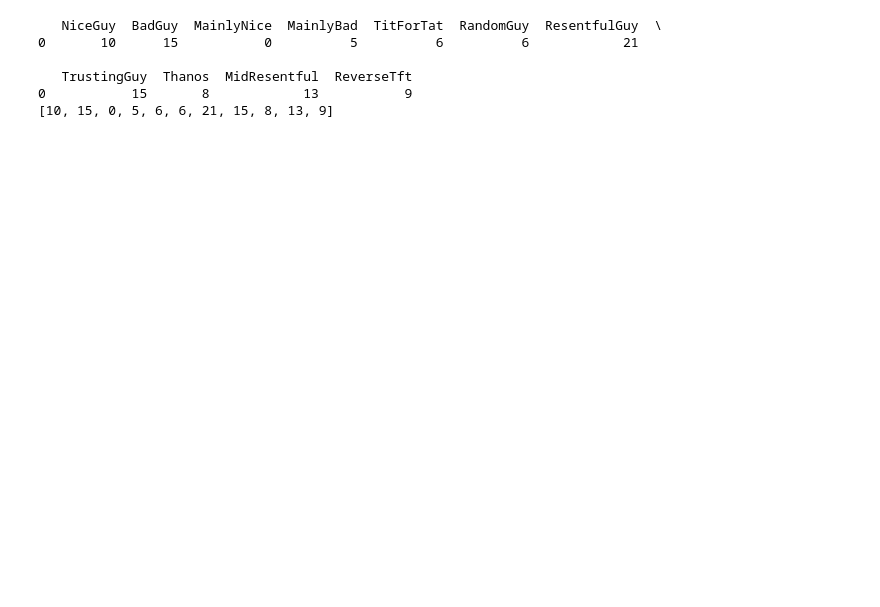
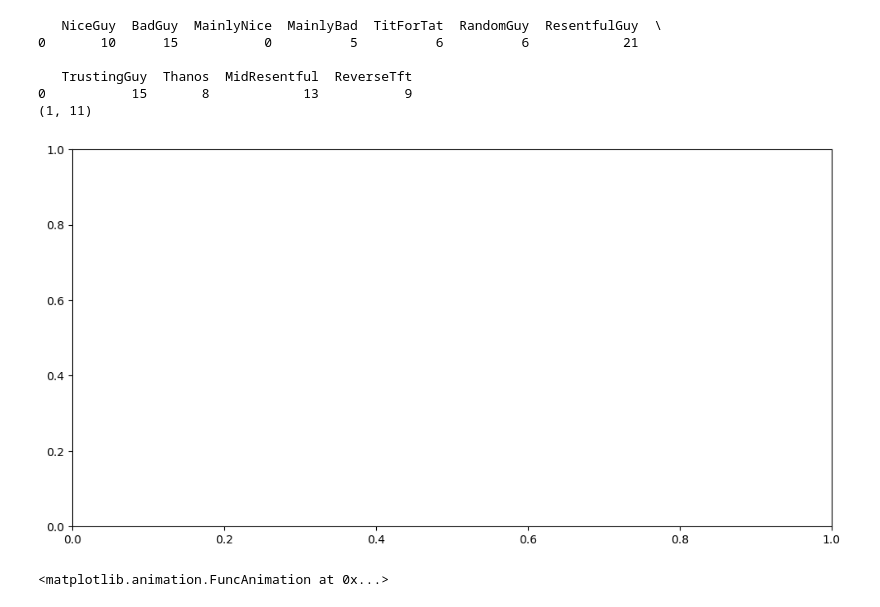
Before and after one commit to LeoPi314/LCP_projects_Y7_Group_4, a Jupyter notebook: IteratedTournament.ipynb, the cells around one changed output. Saved outputs shown, nothing was run; the diff lists cells and outputs as text; code cells hidden in the pictures; blank space fills up the shorter version.

```diff
--- a/IteratedTournament.ipynb
+++ b/IteratedTournament.ipynb
@@ -213,15 +316,47 @@ test_part = {
     'ReverseTft': 9
 }
 
-p = [ par[1] for par in list(test_part.items())]
+p = np.array([ par[1] for par in list(test_part.items())])
 time_evolution = pd.DataFrame([test_part])
 print(time_evolution)
 
-print(p)
+print(np.shape(p.reshape(1,-1)))
 # %% [output]
    NiceGuy  BadGuy  MainlyNice  MainlyBad  TitForTat  RandomGuy  ResentfulGuy  \
 0       10      15           0          5          6          6            21
 
    TrustingGuy  Thanos  MidResentful  ReverseTft
 0           15       8            13           9
-[10, 15, 0, 5, 6, 6, 21, 15, 8, 13, 9]
+(1, 11)
+# %%
+import matplotlib.pyplot as plt
+import matplotlib.animation as animation
+import pandas as pd
+
+# Supponiamo di avere il DataFrame 'time_evolution' dal codice precedente
+data = {
+    'StrategyA': [3, 3, 4, 5],
+    'StrategyB': [3, 2, 2, 1],
+    'StrategyC': [3, 4, 3, 3]
+}
+time_evolution = pd.DataFrame(data)
+
+# Crea una figura e un insieme di assi
+fig, ax = plt.subplots(figsize=(12, 6))
+
+def animate(i):
+    ax.clear()
+    ax.barh(time_evolution.columns, time_evolution.iloc[i])
+    ax.set_title(f'Iterazione {i + 1}')
+    ax.set_xlim(0, time_evolution.values.max() + 1)  # Imposta il limite dell'asse x
+
+# Crea l'animazione
+
+anim = animation.FuncAnimation(fig, animate, frames=len(time_evolution), interval=500, repeat=False)
+
+# Mostra l'animazione
+plt.show()
+anim
+# %% [output]
+[figure, added]
+<matplotlib.animation.FuncAnimation at 0x...>
```
Also changed, not shown: parts of 8 cells of this notebook.
